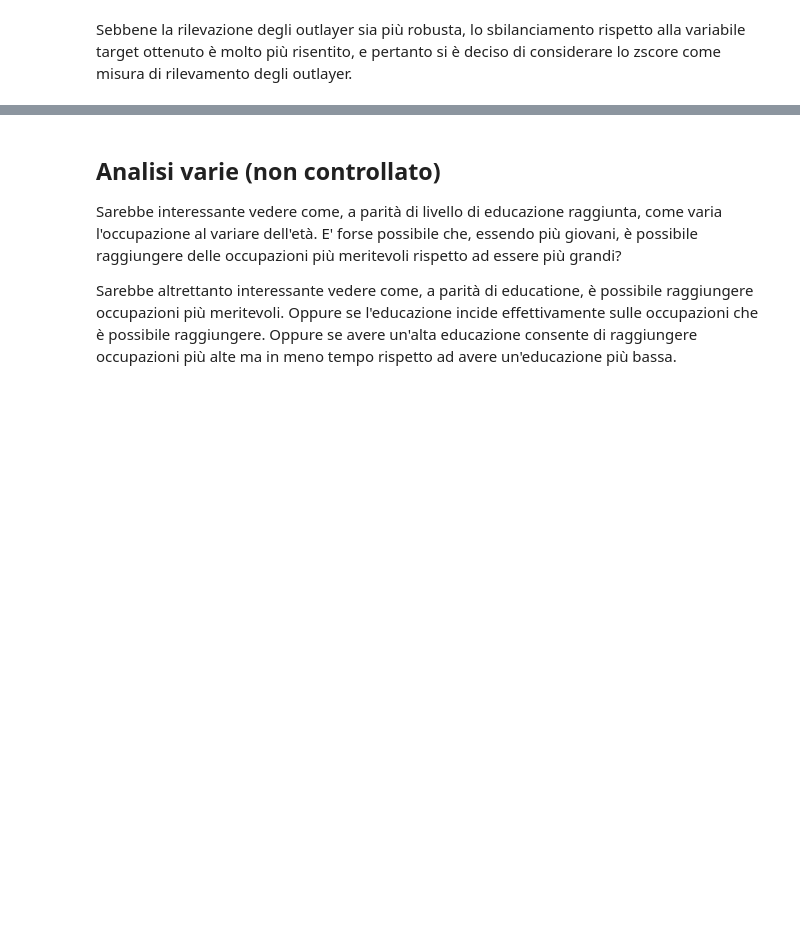
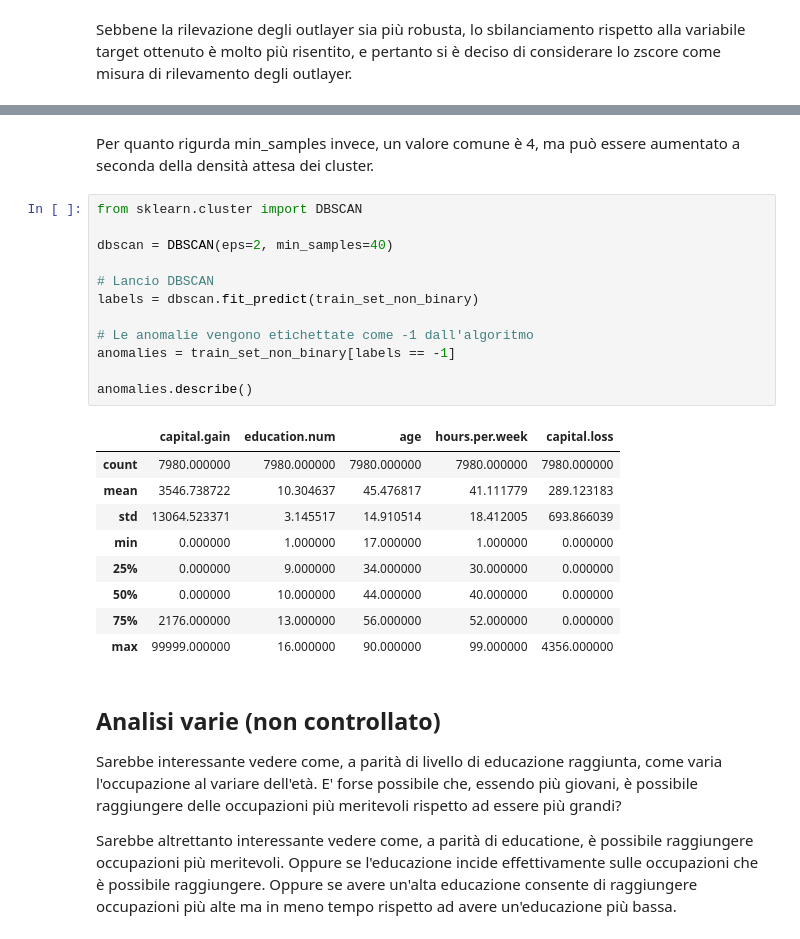
Before and after one commit to ale29ruf/Progetto_Data_Mining, a Jupyter notebook: ProgettoACI.ipynb, the cells around one changed output, grey strips where cells are left out. Saved outputs shown, nothing was run; the diff lists cells and outputs as text; blank space fills up the shorter version.

```diff
--- a/ProgettoACI.ipynb
+++ b/ProgettoACI.ipynb
@@ -1005,3 +1043,27 @@ Sebbene la rilevazione degli outlayer sia più robusta, lo sbilanciamento rispet
+# %% [markdown]
+Per quanto rigurda min_samples invece, un valore comune è 4, ma può essere aumentato a seconda della densità attesa dei cluster.
+# %%
+from sklearn.cluster import DBSCAN
+
+dbscan = DBSCAN(eps=2, min_samples=40)
+
+# Lancio DBSCAN
+labels = dbscan.fit_predict(train_set_non_binary)
+
+# Le anomalie vengono etichettate come -1 dall'algoritmo
+anomalies = train_set_non_binary[labels == -1]
+
+anomalies.describe()
+# %% [output]
+|  | capital.gain | education.num | age | hours.per.week | capital.loss |
+| count | 7980.000000 | 7980.000000 | 7980.000000 | 7980.000000 | 7980.000000 |
+| mean | 3546.738722 | 10.304637 | 45.476817 | 41.111779 | 289.123183 |
+| std | 13064.523371 | 3.145517 | 14.910514 | 18.412005 | 693.866039 |
+| min | 0.000000 | 1.000000 | 17.000000 | 1.000000 | 0.000000 |
+| 25% | 0.000000 | 9.000000 | 34.000000 | 30.000000 | 0.000000 |
+| 50% | 0.000000 | 10.000000 | 44.000000 | 40.000000 | 0.000000 |
+| 75% | 2176.000000 | 13.000000 | 56.000000 | 52.000000 | 0.000000 |
+| max | 99999.000000 | 16.000000 | 90.000000 | 99.000000 | 4356.000000 |
 # %% [markdown]
 ## Analisi varie (non controllato)
 
```
Also changed, not shown: parts of 5 cells of this notebook.
